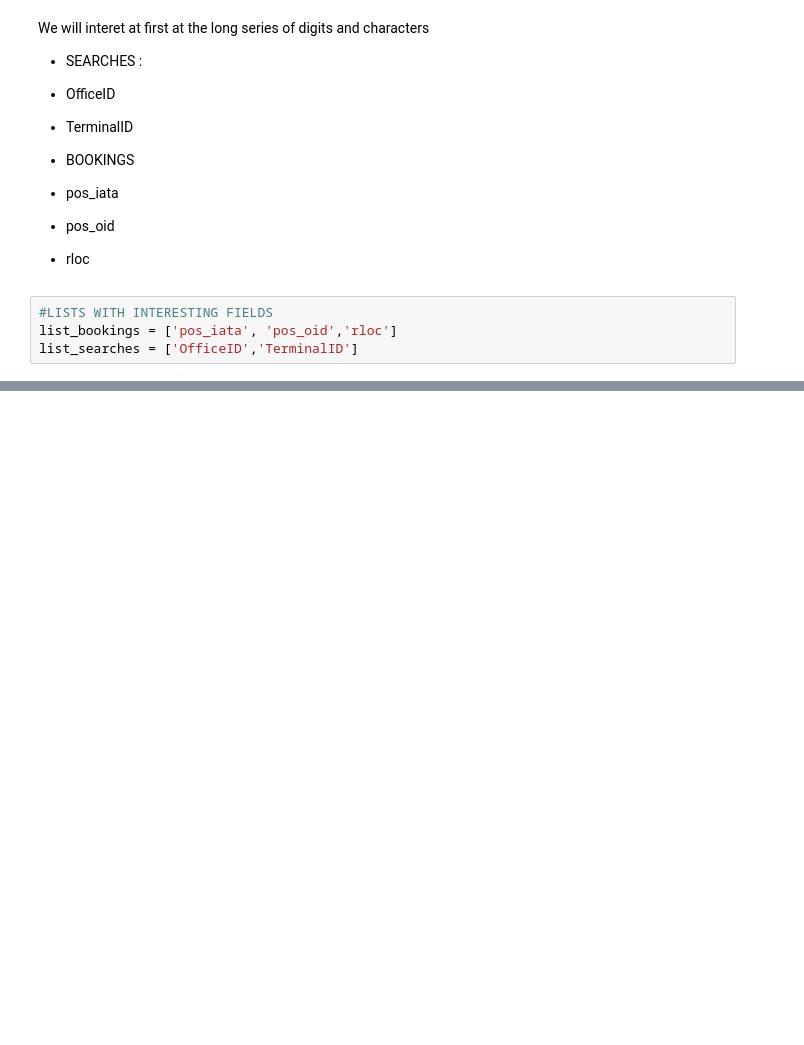
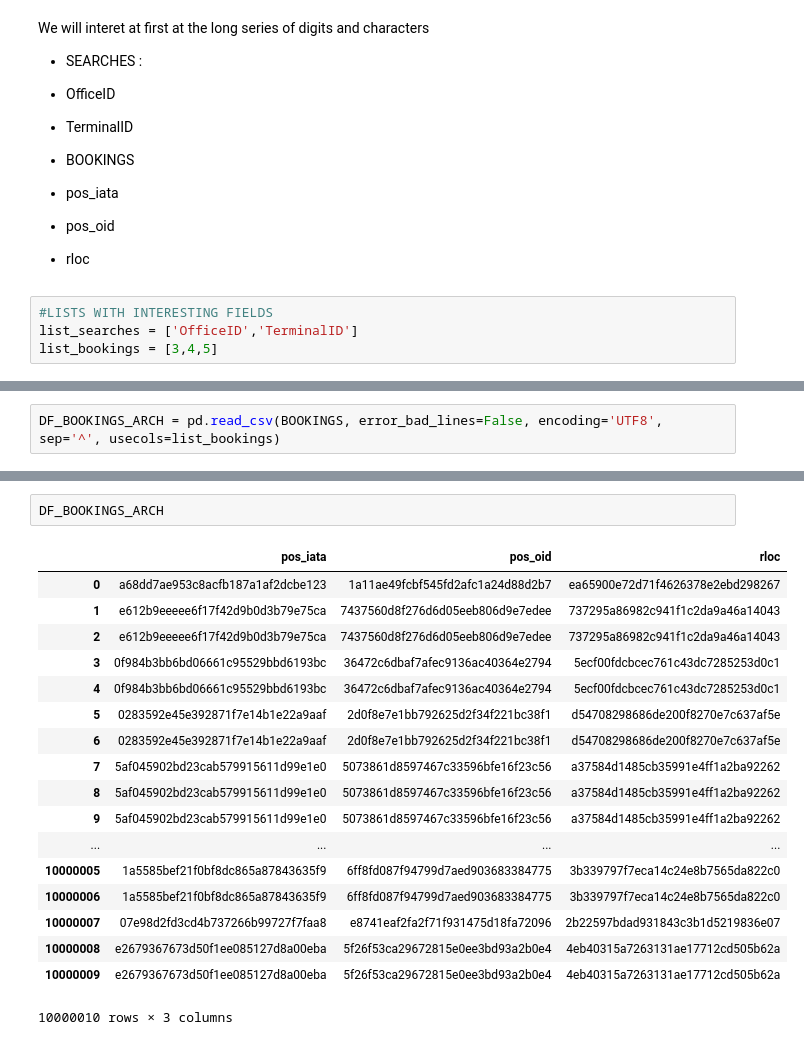
Before and after one commit to jangeloni/challenge_amadeus, a Jupyter notebook: bonus_exercise_1.ipynb, the cells around one changed output, grey strips where cells are left out. Cells and saved outputs as stored; diff of their text form; blank space fills up the shorter version.

```diff
--- a/bonus_exercise_1.ipynb
+++ b/bonus_exercise_1.ipynb
@@ -91,5 +91,5 @@ We will interet at first at the long series of digits and characters
   *   rloc
 # %%
 #LISTS WITH INTERESTING FIELDS
-list_bookings = ['pos_iata', 'pos_oid','rloc']
 list_searches = ['OfficeID','TerminalID']
+list_bookings = [3,4,5]
@@ -95,0 +100,2 @@ list_searches = ['OfficeID','TerminalID']
+# %%
+DF_BOOKINGS_ARCH = pd.read_csv(BOOKINGS, error_bad_lines=False, encoding='UTF8', sep='^', usecols=list_bookings)
@@ -95,0 +123,21 @@ list_searches = ['OfficeID','TerminalID']
+# %%
+DF_BOOKINGS_ARCH
+# %% [output]
+|  | pos_iata | pos_oid | rloc |
+| 0 | a68dd7ae953c8acfb187a1af2dcbe123 | 1a11ae49fcbf545fd2afc1a24d88d2b7 | ea65900e72d71f4626378e2ebd298267 |
+| 1 | e612b9eeeee6f17f42d9b0d3b79e75ca | 7437560d8f276d6d05eeb806d9e7edee | 737295a86982c941f1c2da9a46a14043 |
+| 2 | e612b9eeeee6f17f42d9b0d3b79e75ca | 7437560d8f276d6d05eeb806d9e7edee | 737295a86982c941f1c2da9a46a14043 |
+| 3 | 0f984b3bb6bd06661c95529bbd6193bc | 36472c6dbaf7afec9136ac40364e2794 | 5ecf00fdcbcec761c43dc7285253d0c1 |
+| 4 | 0f984b3bb6bd06661c95529bbd6193bc | 36472c6dbaf7afec9136ac40364e2794 | 5ecf00fdcbcec761c43dc7285253d0c1 |
+| 5 | 0283592e45e392871f7e14b1e22a9aaf | 2d0f8e7e1bb792625d2f34f221bc38f1 | d54708298686de200f8270e7c637af5e |
+| 6 | 0283592e45e392871f7e14b1e22a9aaf | 2d0f8e7e1bb792625d2f34f221bc38f1 | d54708298686de200f8270e7c637af5e |
+| 7 | 5af045902bd23cab579915611d99e1e0 | 5073861d8597467c33596bfe16f23c56 | a37584d1485cb35991e4ff1a2ba92262 |
+| 8 | 5af045902bd23cab579915611d99e1e0 | 5073861d8597467c33596bfe16f23c56 | a37584d1485cb35991e4ff1a2ba92262 |
+| 9 | 5af045902bd23cab579915611d99e1e0 | 5073861d8597467c33596bfe16f23c56 | a37584d1485cb35991e4ff1a2ba92262 |
+| ... | ... | ... | ... |
+| 10000005 | 1a5585bef21f0bf8dc865a87843635f9 | 6ff8fd087f94799d7aed903683384775 | 3b339797f7eca14c24e8b7565da822c0 |
+| 10000006 | 1a5585bef21f0bf8dc865a87843635f9 | 6ff8fd087f94799d7aed903683384775 | 3b339797f7eca14c24e8b7565da822c0 |
+| 10000007 | 07e98d2fd3cd4b737266b99727f7faa8 | e8741eaf2fa2f71f931475d18fa72096 | 2b22597bdad931843c3b1d5219836e07 |
+| 10000008 | e2679367673d50f1ee085127d8a00eba | 5f26f53ca29672815e0ee3bd93a2b0e4 | 4eb40315a7263131ae17712cd505b62a |
+| 10000009 | e2679367673d50f1ee085127d8a00eba | 5f26f53ca29672815e0ee3bd93a2b0e4 | 4eb40315a7263131ae17712cd505b62a |
+10000010 rows × 3 columns
```
Also changed, not shown: parts of 4 cells of this notebook.
